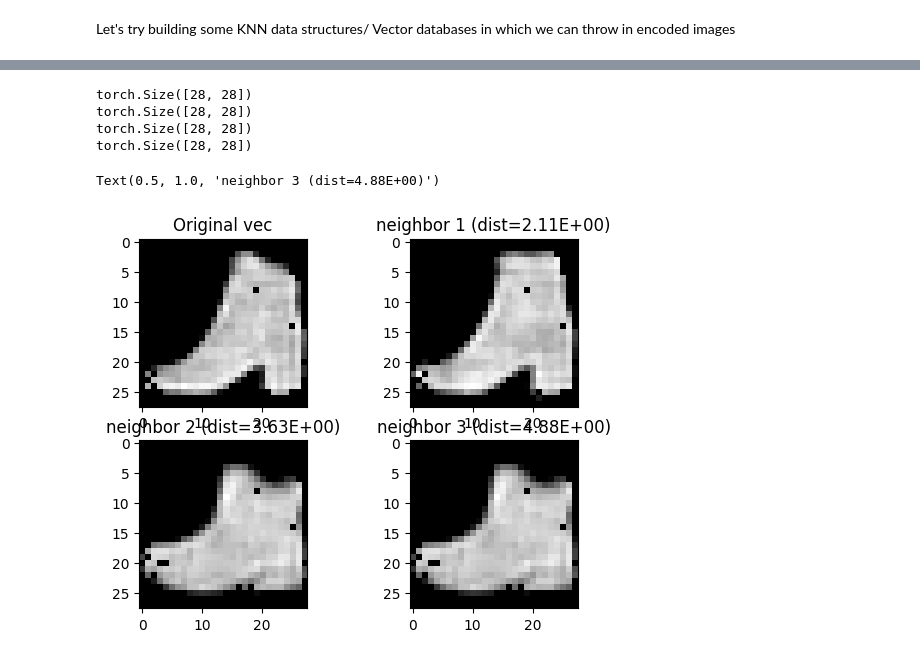
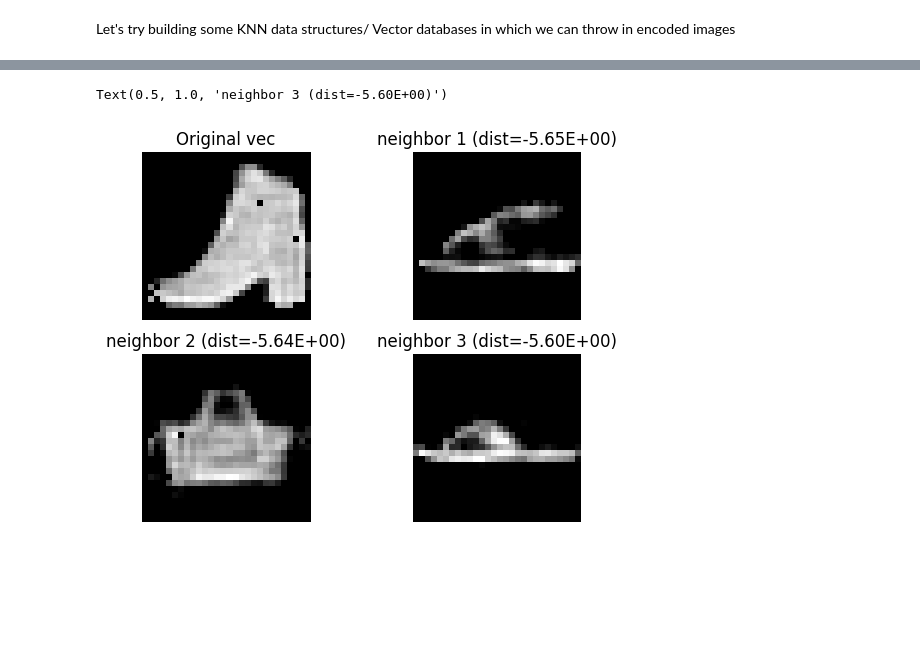
Before and after one commit to kabrol98/fashionNet, a Jupyter notebook: KNN.ipynb, the cells around one changed output, grey strips where cells are left out. Saved outputs shown, nothing was run; the diff lists cells and outputs as text; code cells hidden in the pictures; blank space fills up the shorter version.

```diff
--- a/KNN.ipynb
+++ b/KNN.ipynb
@@ -334,0 +404,7 @@ Text(0.5, 0, 'DB size')
+# %%
+# initialize NSW with random values.
+size = len(training_data)
+euclidean = lambda t1, t2 : (t1 - t2).pow(2).sum().sqrt()
+nsw = NSW(sim=euclidean, sim_sign=1)
+insert_times, query_times, db_sizes = fill_db(nsw, 10000)
+plot_benchmark(insert_times, query_times, db_sizes)
@@ -335,27 +422,23 @@ Text(0.5, 0, 'DB size')
 # %%
 def plot_encoded(axis, vec, decoder):
     out = decoder(vec)
     out_img = out.reshape(-1, 28, 28)
     out_img = out_img.detach().squeeze()
-    print(out_img.shape)
+    axis.axis('off')
     axis.imshow(out_img, cmap='gray')
     pass
 neighbors, dist = nsw.lookup(mid, dist=True)
 f, ax = plt.subplots(2,2)
 # OG
 plot_encoded(ax[0][0], mid, decoder)
 ax[0][0].set_title('Original vec')
 # neighbors
 plot_encoded(ax[0][1], neighbors[0], decoder)
 ax[0][1].set_title(f'neighbor 1 (dist={dist[0]:.2E})')
 plot_encoded(ax[1][0], neighbors[1], decoder)
 ax[1][0].set_title(f'neighbor 2 (dist={dist[1]:.2E})')
 plot_encoded(ax[1][1], neighbors[2], decoder)
 ax[1][1].set_title(f'neighbor 3 (dist={dist[2]:.2E})')
 # %% [output]
-torch.Size([28, 28])
-torch.Size([28, 28])
-torch.Size([28, 28])
-torch.Size([28, 28])
+Text(0.5, 1.0, 'neighbor 3 (dist=-5.60E+00)')
-Text(0.5, 1.0, 'neighbor 3 (dist=4.88E+00)')
-[figure, old version]
+[figure, new version]
```
Also changed, not shown: parts of 16 cells of this notebook.
